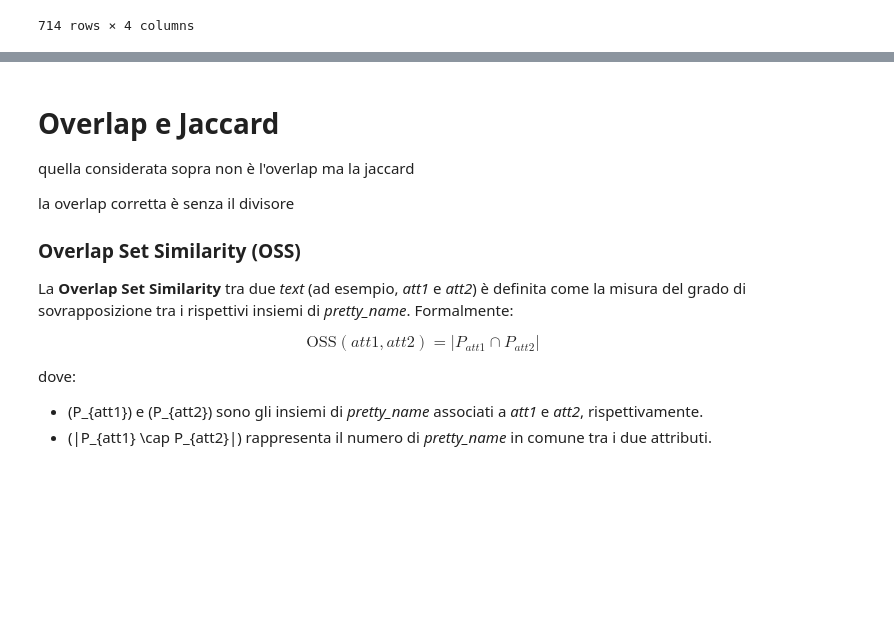
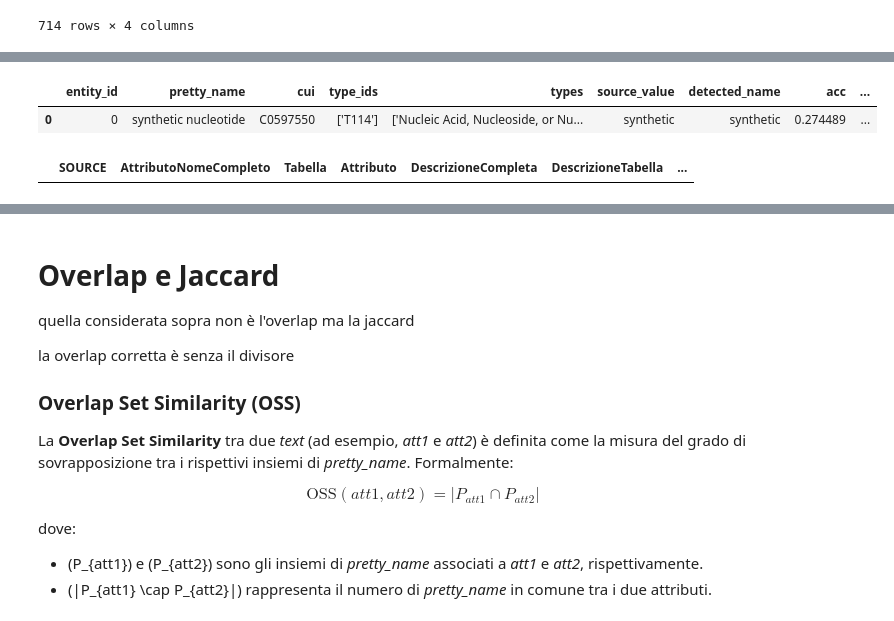
Before and after one commit to GConte47/tirocinio, a Jupyter notebook: df omap/OMAP_SMAT_Mapping_table.ipynb, the cells around one changed output, grey strips where cells are left out. Saved outputs shown, nothing was run; the diff lists cells and outputs as text; code cells hidden in the pictures; blank space fills up the shorter version.

```diff
--- a/df omap/OMAP_SMAT_Mapping_table.ipynb
+++ b/df omap/OMAP_SMAT_Mapping_table.ipynb
@@ -632,0 +637,3 @@ df_significant_sorted.head(10)
+# %%
+df1=pd.read_csv("dataframe_umls.csv", encoding="ISO-8859-1")
+df1.columns
@@ -632,0 +647,2 @@ df_significant_sorted.head(10)
+# %%
+AnnotazioneUMLS=df1
@@ -1803,0 +1795,12 @@ context_similarity
+# %%
+#medcat full
+AnnotazioneUMLS
+AnnotazioneUMLS['TipoDiAnnotazione']='dataframe_umls'
+
+#medcat cs =1
+AnnotazioneUMLS_MAX
+AnnotazioneUMLS_MAX['TipoDiAnnotazione']='dataframe_umls'
+
+#medcat cs >= .8
+AnnotazioneUMLS_08
+AnnotazioneUMLS_08['TipoDiAnnotazione']='dataframe_umls'
@@ -1803,0 +1818,5 @@ context_similarity
+# %%
+AnnotazioneUMLS.head(1)
+# %% [output]
+|  | entity_id | pretty_name | cui | type_ids | types | source_value | detected_name | acc | ... |
+| 0 | 0 | synthetic nucleotide | C0597550 | ['T114'] | ['Nucleic Acid, Nucleoside, or Nu... | synthetic | synthetic | 0.274489 | ... |
@@ -1803,0 +1838,6 @@ context_similarity
+# %%
+# come detto prima in SCHEMI  AttributoNomeCompleto non è univoco, non è chiave
+# neanche names lo sarà
+SCHEMI[SCHEMI['names'].duplicated(keep=False)]
+# %% [output]
+|  | SOURCE | AttributoNomeCompleto | Tabella | Attributo | DescrizioneCompleta | DescrizioneTabella | ... |
```
Also changed, not shown: parts of 100 cells of this notebook, 8 other files.
